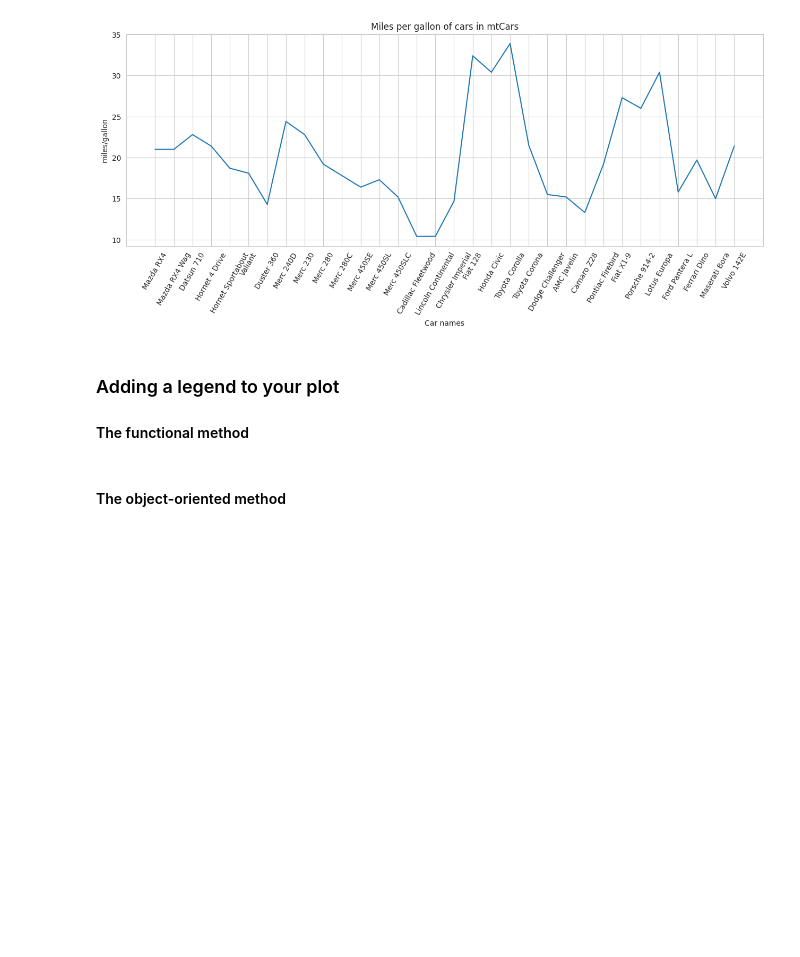
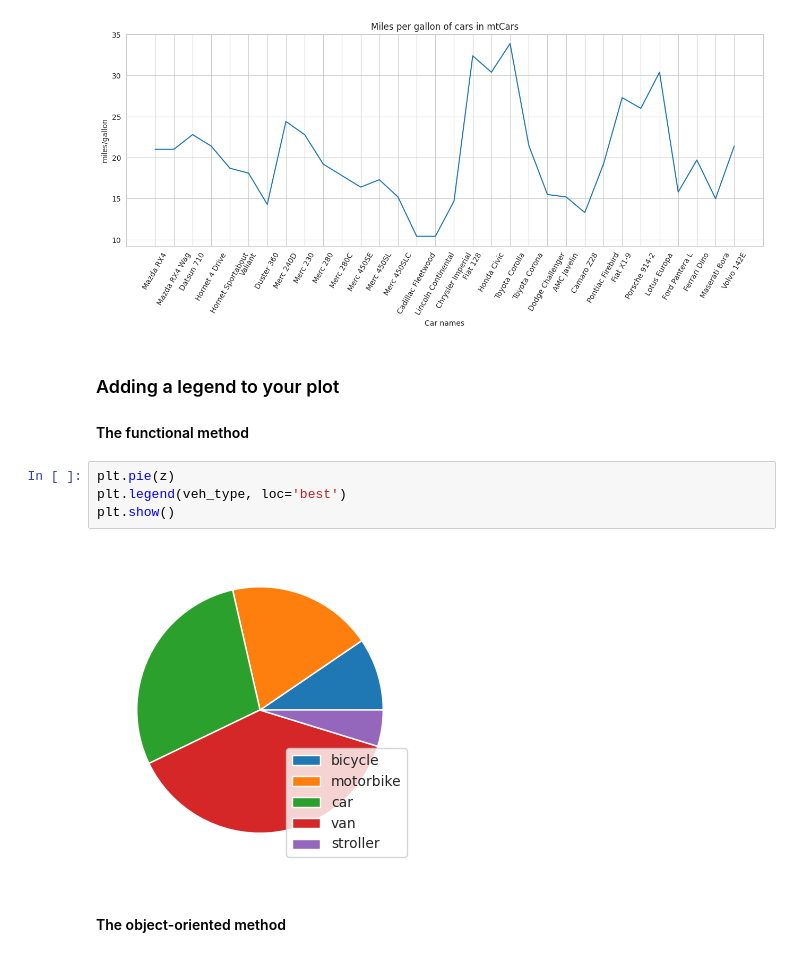
Before and after one commit to MaryWagura/python_for_deep_learning, a Jupyter notebook: notebooks/04_05b.ipynb, the cells around one changed output. Saved outputs shown, nothing was run; the diff lists cells and outputs as text; blank space fills up the shorter version.

```diff
--- a/notebooks/04_05b.ipynb
+++ b/notebooks/04_05b.ipynb
@@ -60,6 +60,12 @@ Text(0, 0.5, 'miles/gallon')
 # %% [markdown]
 ### Adding a legend to your plot
 #### The functional method
+# %%
+plt.pie(z)
+plt.legend(veh_type, loc='best')
+plt.show()
+# %% [output]
+[figure, added]
 # %% [markdown]
 #### The object-oriented method
 # %% [markdown]
```
Also changed, not shown: parts of 1 cell of this notebook.
